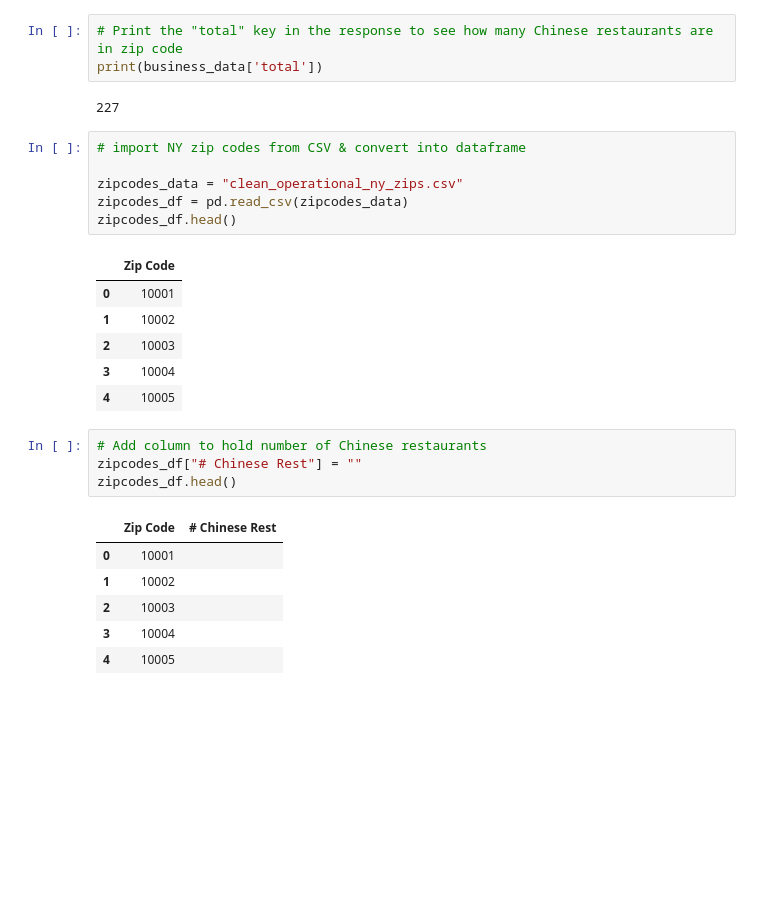
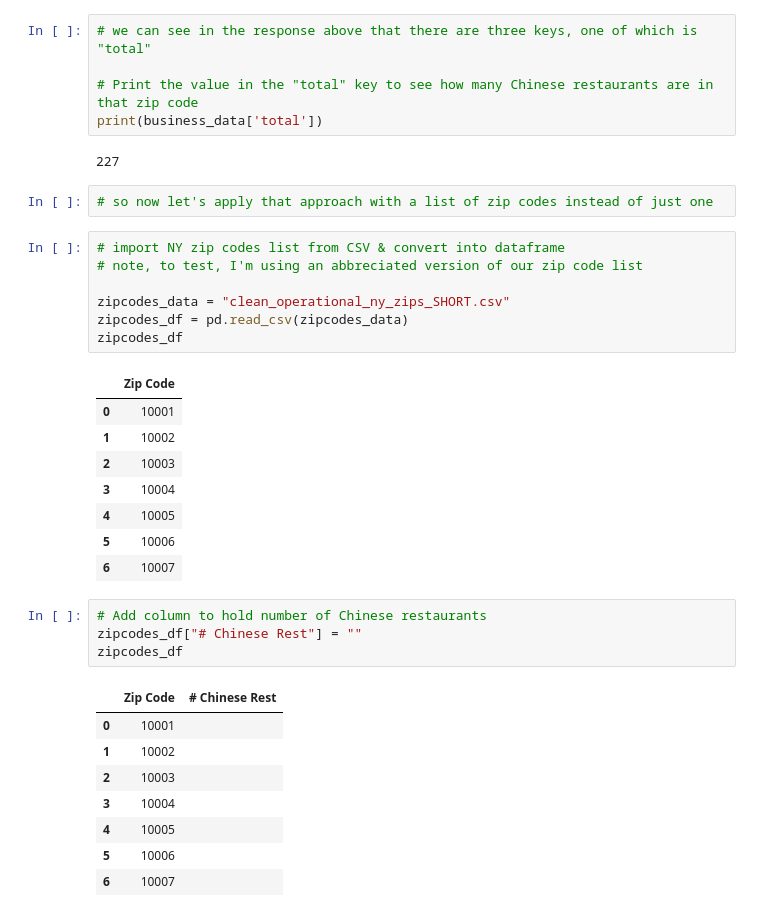
Before and after one commit to Karlasalome/group8-project1, a Jupyter notebook: Scott Yelp Test.ipynb, the cells around one changed output. Drawn from its saved outputs; the diff is of its cells as text; blank space fills up the shorter version.

Commit message:
Scott added Yelp test

```diff
--- a/Scott Yelp Test.ipynb
+++ b/Scott Yelp Test.ipynb
@@ -64,16 +62,21 @@ print(json.dumps(business_data, indent = 2))
   }
 }
 # %%
-# Print the "total" key in the response to see how many Chinese restaurants are in zip code
+# we can see in the response above that there are three keys, one of which is "total"
+
+# Print the value in the "total" key to see how many Chinese restaurants are in that zip code
 print(business_data['total'])
 # %% [output]
 227
+# %%
+# so now let's apply that approach with a list of zip codes instead of just one
 # %%
-# import NY zip codes from CSV & convert into dataframe
+# import NY zip codes list from CSV & convert into dataframe
+# note, to test, I'm using an abbreciated version of our zip code list
 
-zipcodes_data = "clean_operational_ny_zips.csv"
+zipcodes_data = "clean_operational_ny_zips_SHORT.csv"
 zipcodes_df = pd.read_csv(zipcodes_data)
-zipcodes_df.head()
+zipcodes_df
 # %% [output]
 |  | Zip Code |
 | 0 | 10001 |
@@ -81,15 +84,19 @@ zipcodes_df.head()
 | 2 | 10003 |
 | 3 | 10004 |
 | 4 | 10005 |
+| 5 | 10006 |
+| 6 | 10007 |
 # %%
 # Add column to hold number of Chinese restaurants
 zipcodes_df["# Chinese Rest"] = ""
-zipcodes_df.head()
+zipcodes_df
 # %% [output]
 |  | Zip Code | # Chinese Rest |
 | 0 | 10001 |  |
 | 1 | 10002 |  |
 | 2 | 10003 |  |
 | 3 | 10004 |  |
 | 4 | 10005 |  |
+| 5 | 10006 |  |
+| 6 | 10007 |  |
 # %%
```
Also changed, not shown: parts of 3 cells of this notebook, 1 other file.
